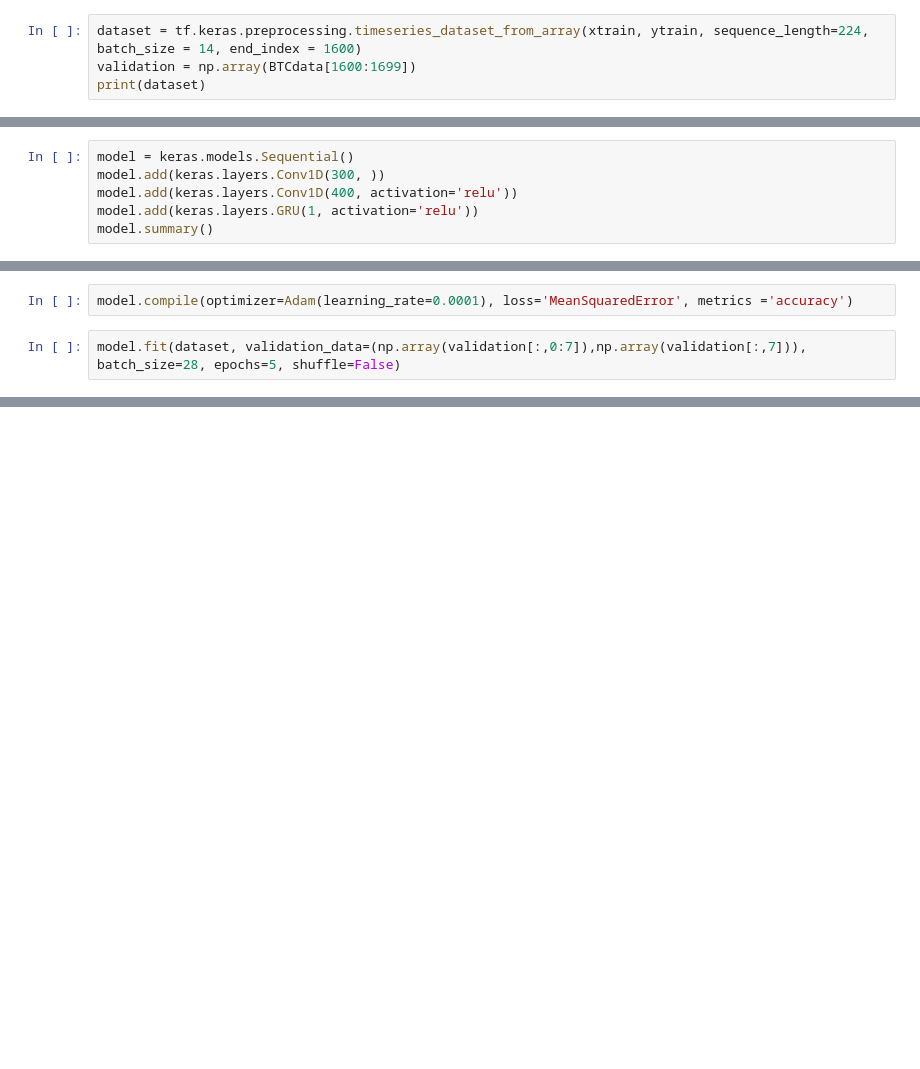
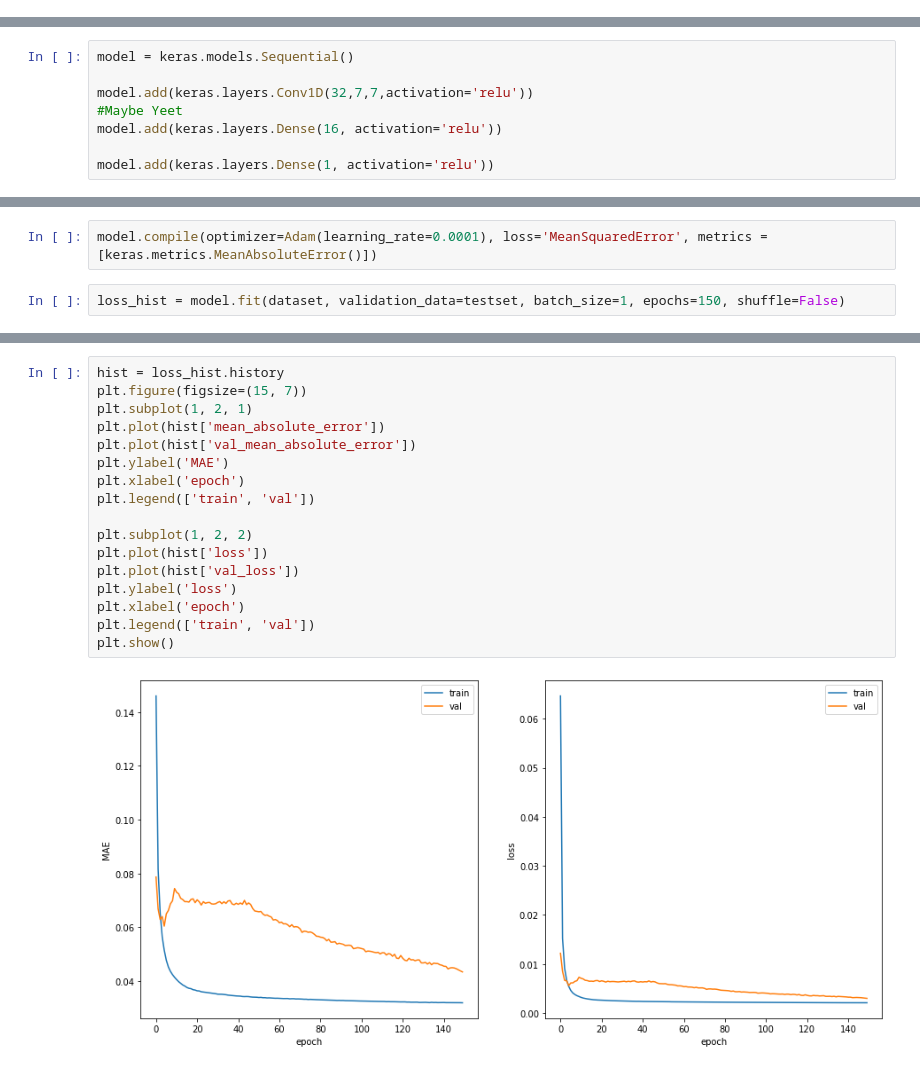
Before and after one commit to esheu2/Cryptocurrency-DeepLearning, a Jupyter notebook: Model.ipynb, the cells around one changed output, grey strips where cells are left out. Cells and saved outputs as stored; diff of their text form; blank space fills up the shorter version.

Commit message:
v1 model

```diff
--- a/Model.ipynb
+++ b/Model.ipynb
@@ -21,4 +42,0 @@ xtraincontext = np.array(xtraincontext)
-# %%
-dataset = tf.keras.preprocessing.timeseries_dataset_from_array(xtrain, ytrain, sequence_length=224, batch_size = 14, end_index = 1600)
-validation = np.array(BTCdata[1600:1699])
-print(dataset)
@@ -27,6 +43,8 @@ print(dataset)
 # %%
 model = keras.models.Sequential()
-model.add(keras.layers.Conv1D(300, ))
-model.add(keras.layers.Conv1D(400, activation='relu'))
-model.add(keras.layers.GRU(1, activation='relu'))
-model.summary()
+
+model.add(keras.layers.Conv1D(32,7,7,activation='relu'))
+#Maybe Yeet
+model.add(keras.layers.Dense(16, activation='relu'))
+
+model.add(keras.layers.Dense(1, activation='relu'))
@@ -35,5 +51,5 @@ TypeError: __init__() missing 1 required positional argument: 'kernel_size'
 # %%
-model.compile(optimizer=Adam(learning_rate=0.0001), loss='MeanSquaredError', metrics ='accuracy')
+model.compile(optimizer=Adam(learning_rate=0.0001), loss='MeanSquaredError', metrics =[keras.metrics.MeanAbsoluteError()])
 # %%
-model.fit(dataset, validation_data=(np.array(validation[:,0:7]),np.array(validation[:,7])), batch_size=28, epochs=5, shuffle=False)
+loss_hist = model.fit(dataset, validation_data=testset, batch_size=1, epochs=150, shuffle=False)
 # %% [output]
@@ -50,0 +73,19 @@ Epoch 5/5
+# %%
+hist = loss_hist.history
+plt.figure(figsize=(15, 7))
+plt.subplot(1, 2, 1)
+plt.plot(hist['mean_absolute_error'])
+plt.plot(hist['val_mean_absolute_error'])
+plt.ylabel('MAE')
+plt.xlabel('epoch')
+plt.legend(['train', 'val'])
+
+plt.subplot(1, 2, 2)
+plt.plot(hist['loss'])
+plt.plot(hist['val_loss'])
+plt.ylabel('loss')
+plt.xlabel('epoch')
+plt.legend(['train', 'val'])
+plt.show()
+# %% [output]
+[figure, added]
```
Also changed, not shown: parts of 8 cells of this notebook.
